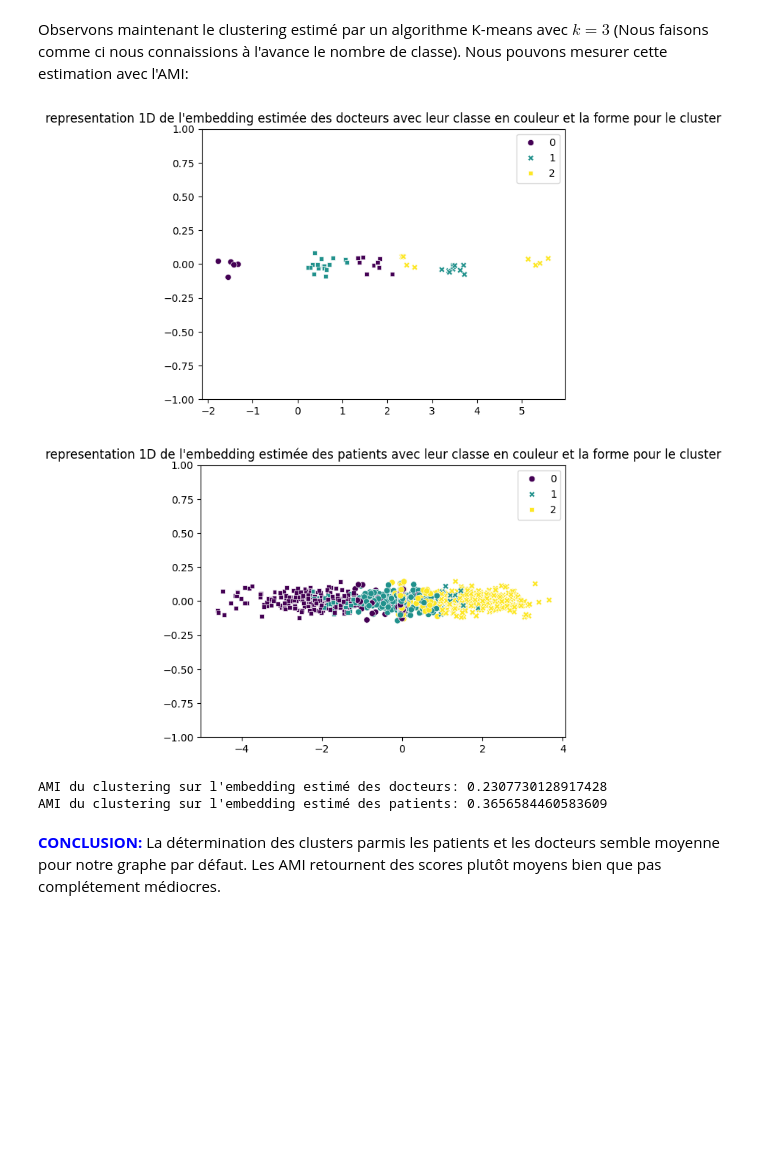
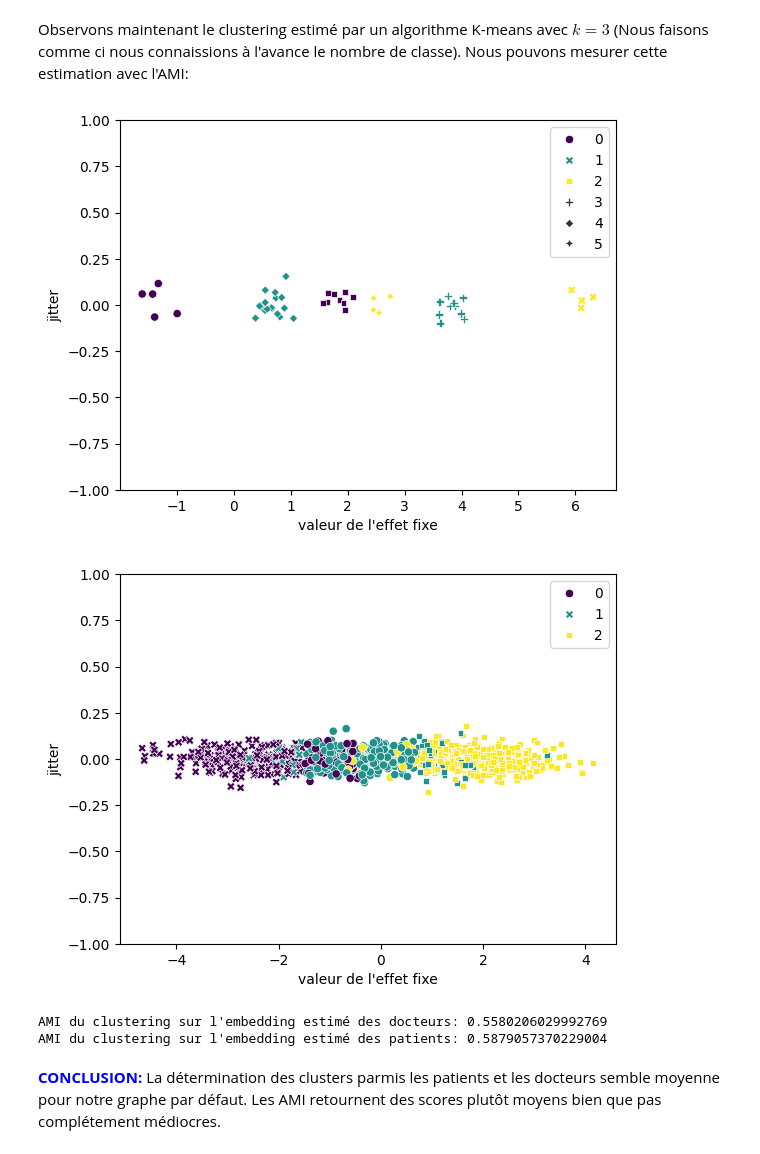
Before and after one commit to lecueguillaume/G4H_AKM_RS_NRS, a Jupyter notebook: Clustering_AKM_MF_1D.ipynb, the cells around one changed output. Saved outputs shown, nothing was run; the diff lists cells and outputs as text; code cells hidden in the pictures; blank space fills up the shorter version.

```diff
--- a/Clustering_AKM_MF_1D.ipynb
+++ b/Clustering_AKM_MF_1D.ipynb
@@ -70,22 +73,24 @@ import time
 # module maison
 import script.decorateur as decorateur
 import script.graph_formation as graph_formation
-import script.MF_HNS as MF_HNS
+import script.MF_NRS as MF_NRS
 import script.robustesse_simulation as robustesse_simulation
 import script.density_ami_rmse_simulation as density_ami_rmse_simulation
 import script.simulation_beta as simulation_beta
 import script.simulation_regularization as simulation_regularization
+import script.animation as animation
 
 # importe la classe directement
 GraphFormation = graph_formation.GraphFormation
-get_estimations = MF_HNS.get_estimations
+get_estimations = MF_NRS.get_estimations
 
 # Recharge les modules (A executer en cas de modification des scripts, cela permet d'éviter de restart le kernel)
 importlib.reload(decorateur)
 importlib.reload(graph_formation)
-importlib.reload(MF_HNS)
+importlib.reload(MF_NRS)
 importlib.reload(robustesse_simulation)
 importlib.reload(density_ami_rmse_simulation)
 importlib.reload(simulation_beta)
 importlib.reload(simulation_regularization)
+importlib.reload(animation)
 # %% [output]
@@ -368,14 +372,14 @@ On n'observe pas de cluster clairement apparent. En revanche, les couleurs nous
 # %% [markdown]
 Observons maintenant le clustering estimé par un algorithme K-means avec $k=3$ (Nous faisons comme ci nous connaissions à l'avance le nombre de classe). Nous pouvons mesurer cette estimation avec l'AMI:
 # %%
-# Initialiser le modèle KMeans avec 4 clusters
-kmeans_d_hat = KMeans(n_clusters=3, random_state=1)
+# Initialiser le modèle KMeans avec 5 clusters
+kmeans_d_hat = KMeans(n_clusters=6, random_state=1)
 # Ajuster le modèle sur les données
 kmeans_d_hat.fit(ef_doctor_hat.reshape(-1,1))
 # On retire les labels attribués
 cluster_doctor_hat = kmeans_d_hat.labels_
 
-# Initialiser le modèle KMeans avec 4 clusters
+# Initialiser le modèle KMeans avec 3 clusters
 kmeans_p_hat = KMeans(n_clusters=3, random_state=2)
 # Ajuster le modèle sur les données
 kmeans_p_hat.fit(ef_patient_hat.reshape(-1,1))
@@ -384,33 +388,43 @@ cluster_patient_hat = kmeans_p_hat.labels_
 # %%
 #Visualisation des clusters
 sns.set_palette("deep")
 
 # La couleur représente le degré, c'est-à-dire le nombre de lien qu'a le docteur
 sns.scatterplot(x= ef_doctor_hat, y= np.random.normal(0, 0.05, size= ef_doctor_hat.shape[0],), hue=graph_object.psi_class, style=cluster_doctor_hat, palette='viridis')
-plt.title("representation 1D de l'embedding estimée des docteurs avec leur classe en couleur et la forme pour le cluster")
+#plt.title("representation 1D de l'embedding estimée des docteurs avec leur classe en couleur et la forme pour le cluster")
 plt.ylim(-1,1)
+plt.xlabel("valeur de l'effet fixe")
+plt.ylabel('jitter')
+
+#Pour enregistrer la figure
+plt.savefig('EF_doctor_1D_cluster.png')
 plt.show()
 # %% [output]
-[figure, old version]
+[figure, new version]
 # %%
 #Visualisation des clusters
 sns.set_palette("deep")
 
 # La couleur représente le degré, c'est-à-dire le nombre de lien qu'a le docteur
-sns.scatterplot(x= ef_patient_hat, y= np.random.normal(0, 0.05, size= ef_patient_hat.shape[0],), hue=graph_object.psi_class, style=cluster_doctor_hat, palette='viridis')
-plt.title("representation 1D de l'embedding estimée des patients avec leur classe en couleur et la forme pour le cluster")
+sns.scatterplot(x= ef_patient_hat, y= np.random.normal(0, 0.05, size= ef_patient_hat.shape[0],), hue=graph_object.alpha_class, style=cluster_patient_hat, palette='viridis')
+#plt.title("representation 1D de l'embedding estimée des patients avec leur classe en couleur et la forme pour le cluster")
 plt.ylim(-1,1)
+plt.xlabel("valeur de l'effet fixe")
+plt.ylabel('jitter')
+
+#Pour enregistrer la figure
+plt.savefig('EF_patient_1D_cluster.png')
 plt.show()
 # %% [output]
-[figure, old version]
+[figure, new version]
 # %%
 metric_doctor_hat =  metrics.adjusted_rand_score(graph_object.psi_class, cluster_doctor_hat)
 print(f"AMI du clustering sur l'embedding estimé des docteurs: {metric_doctor_hat}")
 metric_patient_hat =   metrics.adjusted_rand_score(graph_object.alpha_class, cluster_patient_hat)
 print(f"AMI du clustering sur l'embedding estimé des patients: {metric_patient_hat}")
 # %% [output]
-AMI du clustering sur l'embedding estimé des docteurs: 0.2307730128917428
-AMI du clustering sur l'embedding estimé des patients: 0.3656584460583609
+AMI du clustering sur l'embedding estimé des docteurs: 0.5580206029992769
+AMI du clustering sur l'embedding estimé des patients: 0.5879057370229004
 # %% [markdown]
 <span style="color:blue">**CONCLUSION:**</span> La détermination des clusters parmis les patients et les docteurs semble moyenne pour notre graphe par défaut. Les AMI retournent des scores plutôt moyens bien que pas complétement médiocres.
 # %% [markdown]
```
Also changed, not shown: parts of 55 cells of this notebook, 2 other files.
